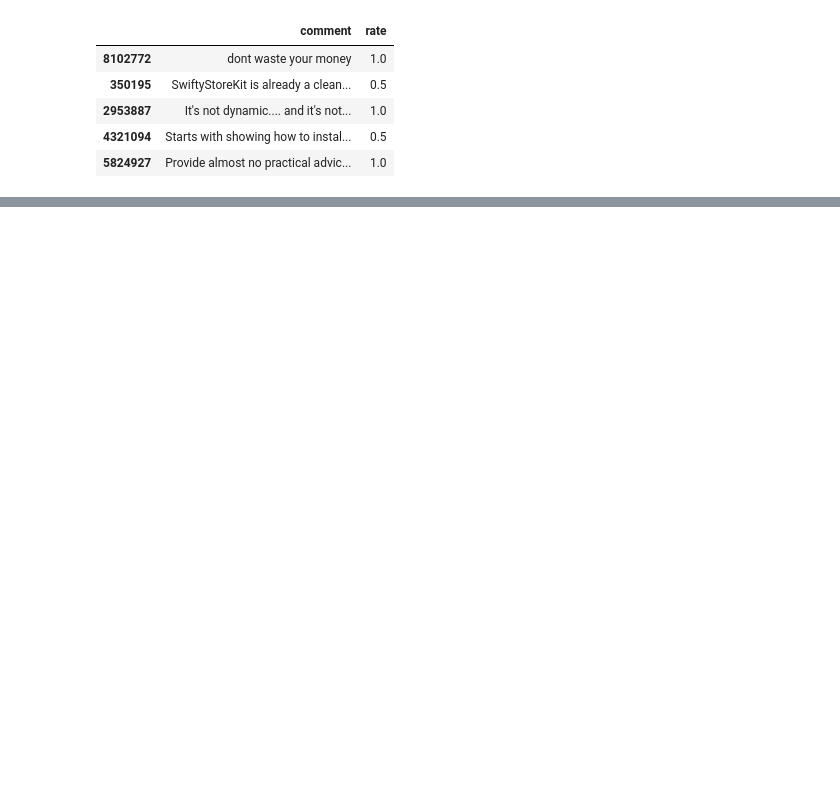
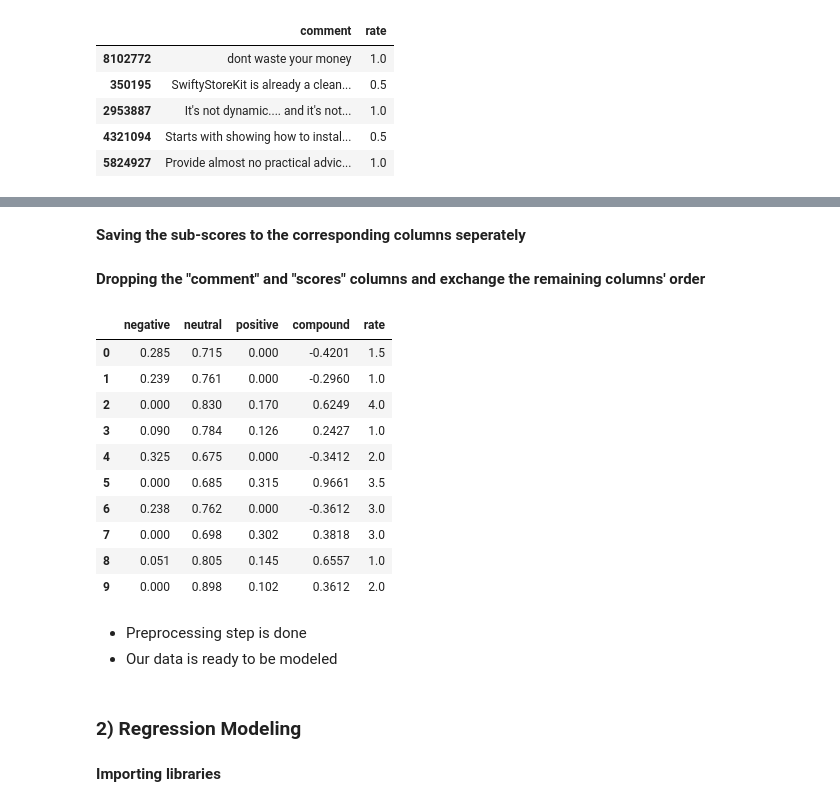
Before and after one commit to MAli7319/Udemy-Course-Recommender, a Jupyter notebook: comment_analysis.ipynb, the cells around one changed output, grey strips where cells are left out. Saved outputs shown, nothing was run; the diff lists cells and outputs as text; code cells hidden in the pictures; blank space fills up the shorter version.

```diff
--- a/comment_analysis.ipynb
+++ b/comment_analysis.ipynb
@@ -215,0 +298,3 @@ comments_shuffled.head(10)
+# %%
+from vaderSentiment.vaderSentiment import SentimentIntensityAnalyzer
+analyzer = SentimentIntensityAnalyzer()
@@ -215,0 +309,2 @@ comments_shuffled.head(10)
+# %%
+comments_shuffled["scores"] = comments_shuffled["comment"].apply(lambda txt: analyzer.polarity_scores(txt))
@@ -215,0 +325,32 @@ comments_shuffled.head(10)
+# %% [markdown]
+**Saving the sub-scores to the corresponding columns seperately**
+# %%
+comments_shuffled["negative"] = comments_shuffled["scores"].apply(lambda txt: txt["neg"])
+comments_shuffled["neutral"] = comments_shuffled["scores"].apply(lambda txt: txt["neu"])
+comments_shuffled["positive"] = comments_shuffled["scores"].apply(lambda txt: txt["pos"])
+comments_shuffled["compound"] = comments_shuffled["scores"].apply(lambda txt: txt["compound"])
+# %% [markdown]
+**Dropping the "comment" and "scores" columns and exchange the remaining columns' order**
+# %%
+comment_scores = comments_shuffled.drop(["comment", "scores"], axis=1)[["negative", "neutral", "positive", "compound", "rate"]]
+# %%
+comment_scores.head(10)
+# %% [output]
+|  | negative | neutral | positive | compound | rate |
+| 0 | 0.285 | 0.715 | 0.000 | -0.4201 | 1.5 |
+| 1 | 0.239 | 0.761 | 0.000 | -0.2960 | 1.0 |
+| 2 | 0.000 | 0.830 | 0.170 | 0.6249 | 4.0 |
+| 3 | 0.090 | 0.784 | 0.126 | 0.2427 | 1.0 |
+| 4 | 0.325 | 0.675 | 0.000 | -0.3412 | 2.0 |
+| 5 | 0.000 | 0.685 | 0.315 | 0.9661 | 3.5 |
+| 6 | 0.238 | 0.762 | 0.000 | -0.3612 | 3.0 |
+| 7 | 0.000 | 0.698 | 0.302 | 0.3818 | 3.0 |
+| 8 | 0.051 | 0.805 | 0.145 | 0.6557 | 1.0 |
+| 9 | 0.000 | 0.898 | 0.102 | 0.3612 | 2.0 |
+# %% [markdown]
+* Preprocessing step is done
+* Our data is ready to be modeled
+# %% [markdown]
+### 2) Regression Modeling
+# %% [markdown]
+**Importing libraries**
```
Also changed, not shown: parts of 127 cells of this notebook.
